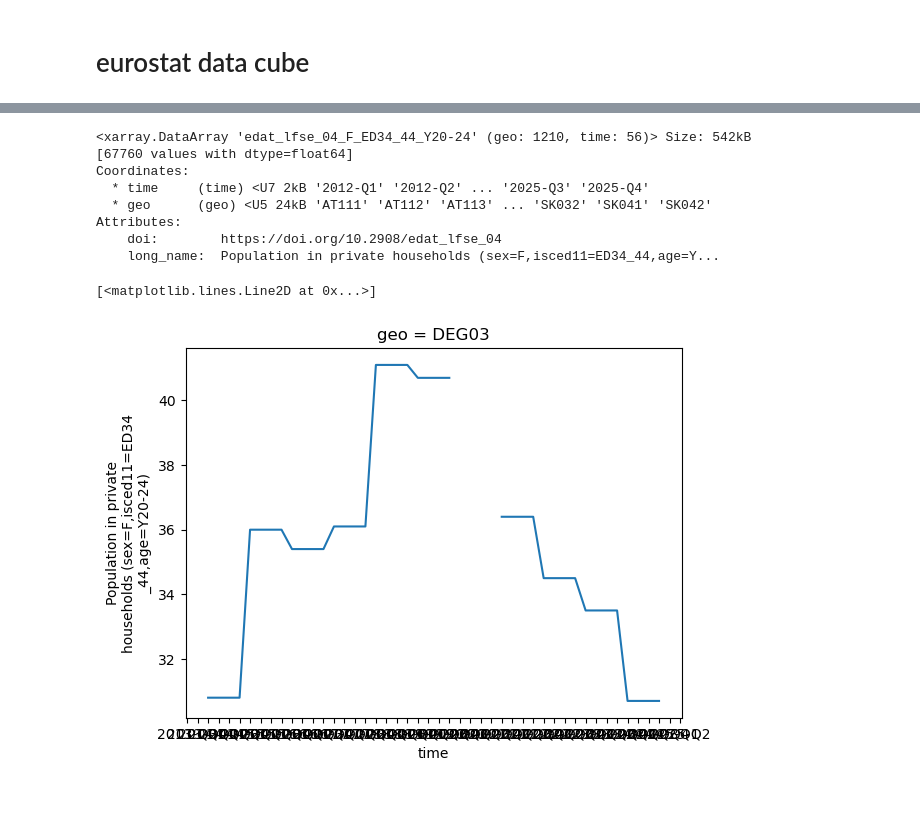
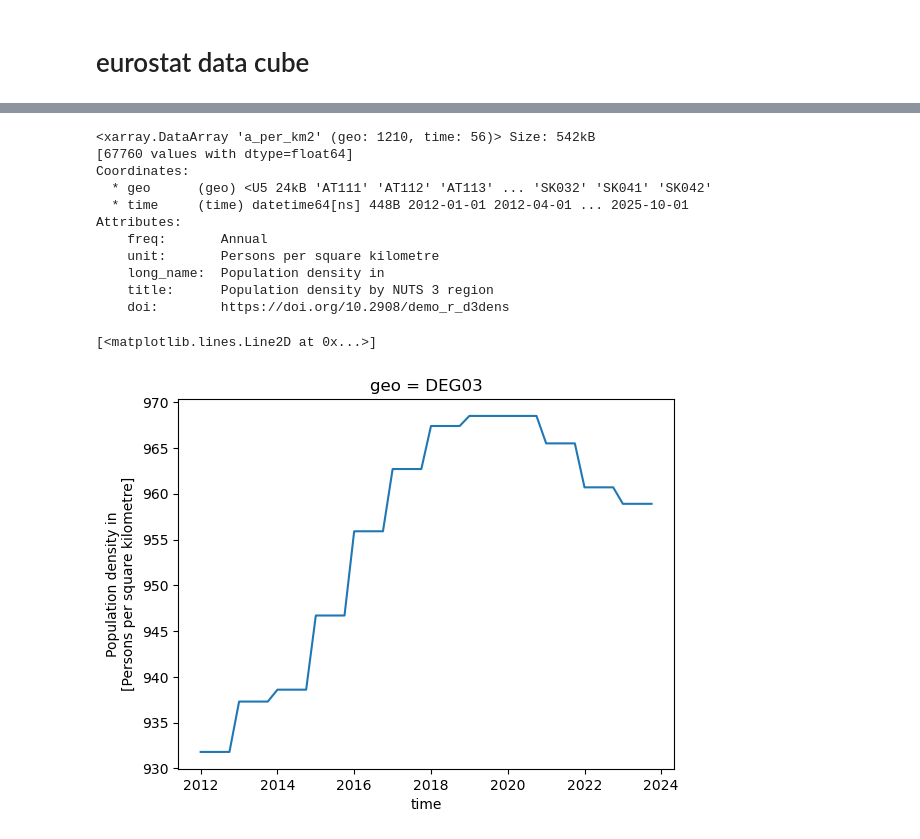
Before and after one commit to danlooo/eurostat-datacube, a Jupyter notebook: example.ipynb, the cells around one changed output, grey strips where cells are left out. Saved outputs shown, nothing was run; the diff lists cells and outputs as text; code cells hidden in the pictures; blank space fills up the shorter version.

```diff
--- a/example.ipynb
+++ b/example.ipynb
@@ -12,17 +28,19 @@ dt.groups
 # %%
-a = dt["edat_lfse_04"]["edat_lfse_04_F_ED34_44_Y20-24"]
-a
+dt.demo_r_d3dens.a_per_km2
 # %% [output]
-<xarray.DataArray 'edat_lfse_04_F_ED34_44_Y20-24' (geo: 1210, time: 56)> Size: 542kB
+<xarray.DataArray 'a_per_km2' (geo: 1210, time: 56)> Size: 542kB
 [67760 values with dtype=float64]
 Coordinates:
-  * time     (time) <U7 2kB '2012-Q1' '2012-Q2' ... '2025-Q3' '2025-Q4'
   * geo      (geo) <U5 24kB 'AT111' 'AT112' 'AT113' ... 'SK032' 'SK041' 'SK042'
+  * time     (time) datetime64[ns] 448B 2012-01-01 2012-04-01 ... 2025-10-01
 Attributes:
-    doi:        https://doi.org/10.2908/edat_lfse_04
-    long_name:  Population in private households (sex=F,isced11=ED34_44,age=Y...
+    freq:       Annual
+    unit:       Persons per square kilometre
+    long_name:  Population density in
+    title:      Population density by NUTS 3 region
+    doi:        https://doi.org/10.2908/demo_r_d3dens
 # %%
-a.sel(geo = "DEG03").plot()
+dt.demo_r_d3dens.a_per_km2.sel(geo = "DEG03").plot()
 # %% [output]
 [<matplotlib.lines.Line2D at 0x...>]
-[figure, old version]
+[figure, new version]
```
Also changed, not shown: parts of 1 cell of this notebook.
